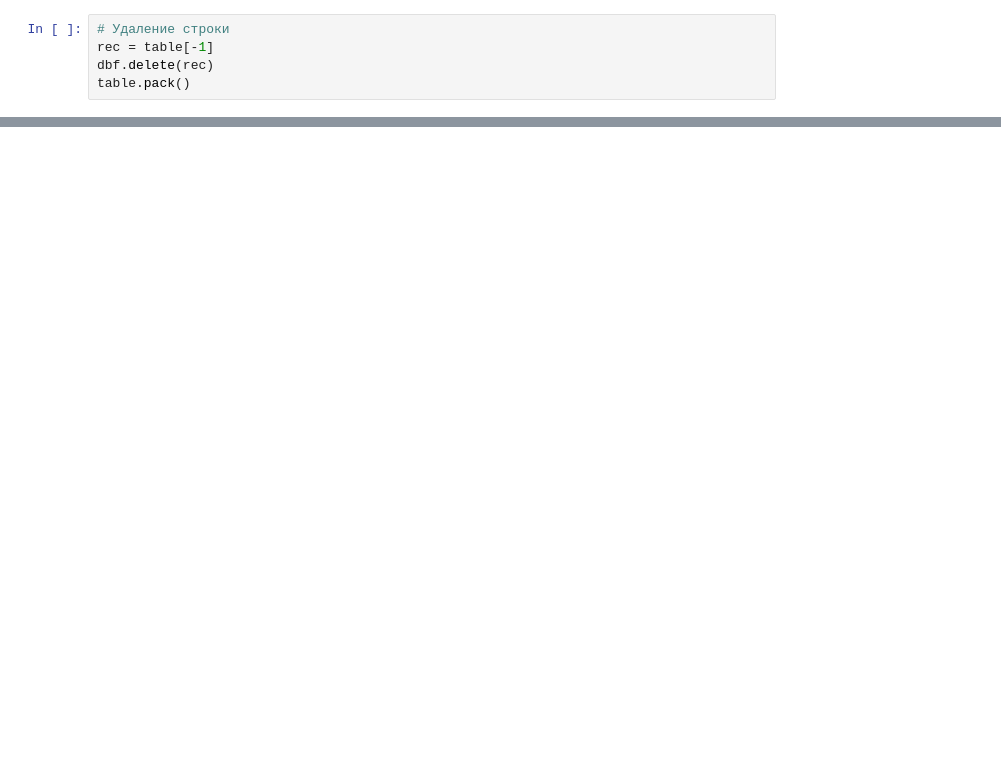
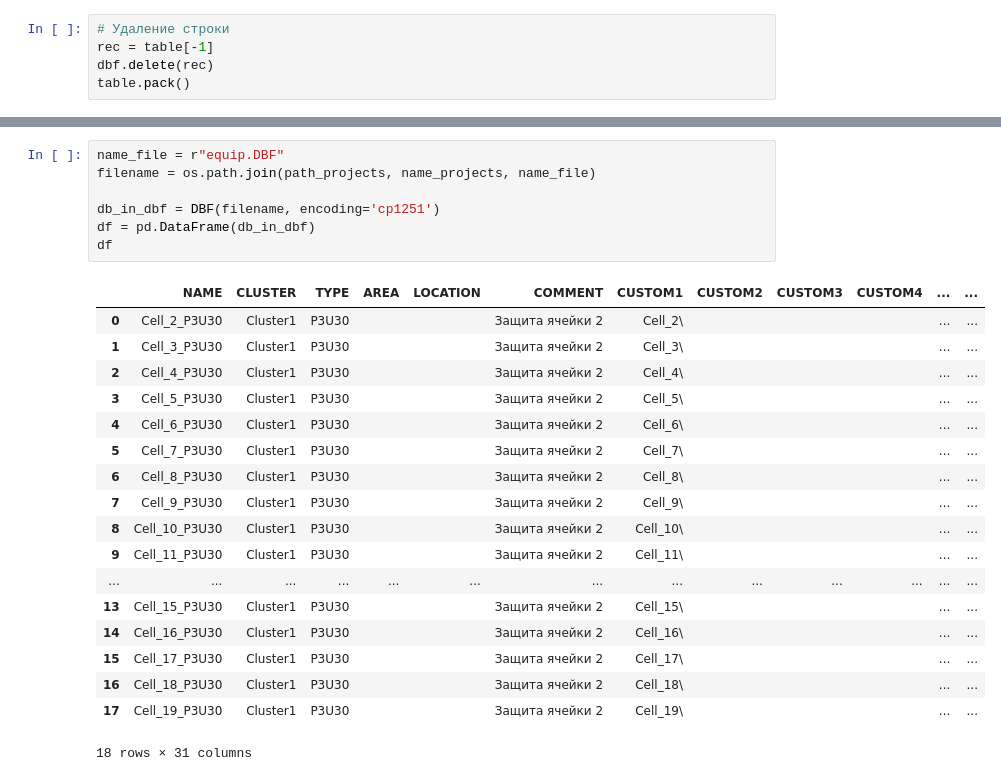
Before and after one commit to alermar69/myPython, a Jupyter notebook: ACY/dbf_scada.ipynb, the cells around one changed output, grey strips where cells are left out. Cells and saved outputs as stored; diff of their text form; blank space fills up the shorter version.

```diff
--- a/ACY/dbf_scada.ipynb
+++ b/ACY/dbf_scada.ipynb
@@ -65,0 +177,26 @@ df
+# %%
+name_file = r"equip.DBF"
+filename = os.path.join(path_projects, name_projects, name_file)
+
+db_in_dbf = DBF(filename, encoding='cp1251')
+df = pd.DataFrame(db_in_dbf)
+df
+# %% [output]
+|  | NAME | CLUSTER | TYPE | AREA | LOCATION | COMMENT | CUSTOM1 | CUSTOM2 | CUSTOM3 | CUSTOM4 | ... | ... |
+| 0 | Cell_2_P3U30 | Cluster1 | P3U30 |  |  | Защита ячейки 2 | Cell_2\ |  |  |  | ... | ... |
+| 1 | Cell_3_P3U30 | Cluster1 | P3U30 |  |  | Защита ячейки 2 | Cell_3\ |  |  |  | ... | ... |
+| 2 | Cell_4_P3U30 | Cluster1 | P3U30 |  |  | Защита ячейки 2 | Cell_4\ |  |  |  | ... | ... |
+| 3 | Cell_5_P3U30 | Cluster1 | P3U30 |  |  | Защита ячейки 2 | Cell_5\ |  |  |  | ... | ... |
+| 4 | Cell_6_P3U30 | Cluster1 | P3U30 |  |  | Защита ячейки 2 | Cell_6\ |  |  |  | ... | ... |
+| 5 | Cell_7_P3U30 | Cluster1 | P3U30 |  |  | Защита ячейки 2 | Cell_7\ |  |  |  | ... | ... |
+| 6 | Cell_8_P3U30 | Cluster1 | P3U30 |  |  | Защита ячейки 2 | Cell_8\ |  |  |  | ... | ... |
+| 7 | Cell_9_P3U30 | Cluster1 | P3U30 |  |  | Защита ячейки 2 | Cell_9\ |  |  |  | ... | ... |
+| 8 | Cell_10_P3U30 | Cluster1 | P3U30 |  |  | Защита ячейки 2 | Cell_10\ |  |  |  | ... | ... |
+| 9 | Cell_11_P3U30 | Cluster1 | P3U30 |  |  | Защита ячейки 2 | Cell_11\ |  |  |  | ... | ... |
+| ... | ... | ... | ... | ... | ... | ... | ... | ... | ... | ... | ... | ... |
+| 13 | Cell_15_P3U30 | Cluster1 | P3U30 |  |  | Защита ячейки 2 | Cell_15\ |  |  |  | ... | ... |
+| 14 | Cell_16_P3U30 | Cluster1 | P3U30 |  |  | Защита ячейки 2 | Cell_16\ |  |  |  | ... | ... |
+| 15 | Cell_17_P3U30 | Cluster1 | P3U30 |  |  | Защита ячейки 2 | Cell_17\ |  |  |  | ... | ... |
+| 16 | Cell_18_P3U30 | Cluster1 | P3U30 |  |  | Защита ячейки 2 | Cell_18\ |  |  |  | ... | ... |
+| 17 | Cell_19_P3U30 | Cluster1 | P3U30 |  |  | Защита ячейки 2 | Cell_19\ |  |  |  | ... | ... |
+18 rows × 31 columns
```
Also changed, not shown: parts of 14 cells of this notebook, 1 other file.
